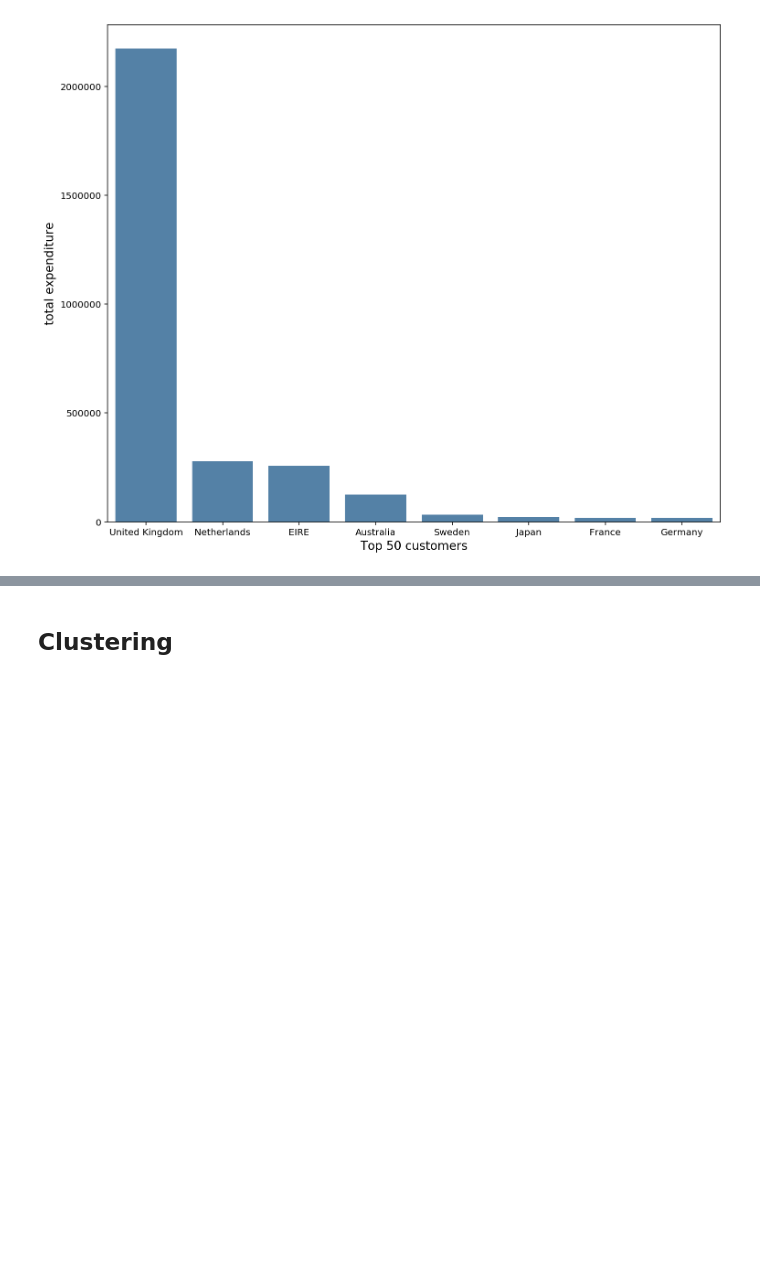
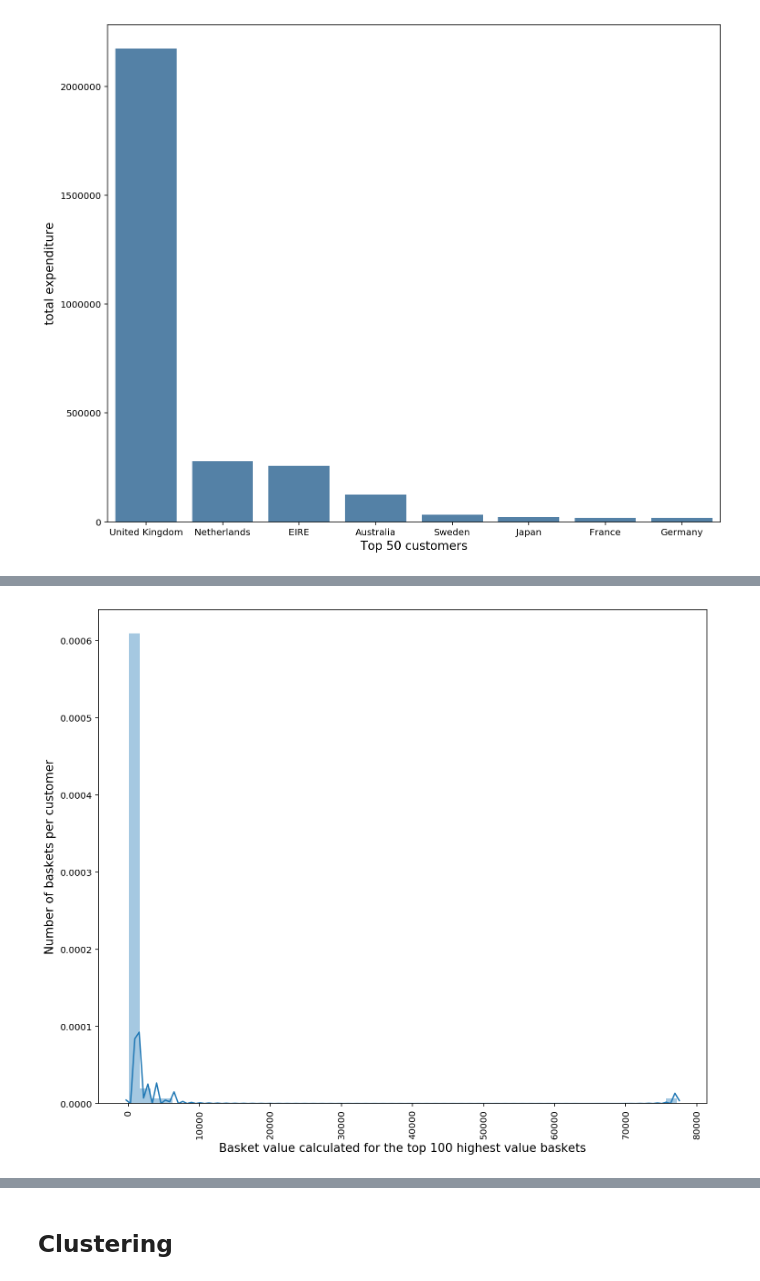
Before and after one commit to scheckley/online-retail, a Jupyter notebook: analysis.ipynb, the cells around one changed output, grey strips where cells are left out. Cells and saved outputs as stored; diff of their text form; code cells hidden in the pictures; blank space fills up the shorter version.

```diff
--- a/analysis.ipynb
+++ b/analysis.ipynb
@@ -423,0 +428,3 @@ plt.show()
+# %%
+temp = data.groupby(by=['CustomerID', 'InvoiceNo'], as_index=False)['total_spend'].sum()
+basket_price = temp.rename(columns = {'total_spend':'Basket value'})
@@ -423,0 +446,14 @@ plt.show()
+# %%
+tmp = basket_price
+tmp = pd.DataFrame(tmp)
+#tmp.reset_index(level=0, inplace=True)
+tmp.sort_values('Basket value', ascending=False)
+
+f, ax = plt.subplots(figsize=(12, 10))
+plt.xticks(rotation='vertical')
+sns.distplot(tmp['Basket value'][:100])
+plt.ylabel('Number of baskets per customer', fontsize=13)
+plt.xlabel('Basket value calculated for the top 100 highest value baskets', fontsize=13)
+plt.show()
+# %% [output]
+[figure, added]
```
Also changed, not shown: parts of 36 cells of this notebook.
